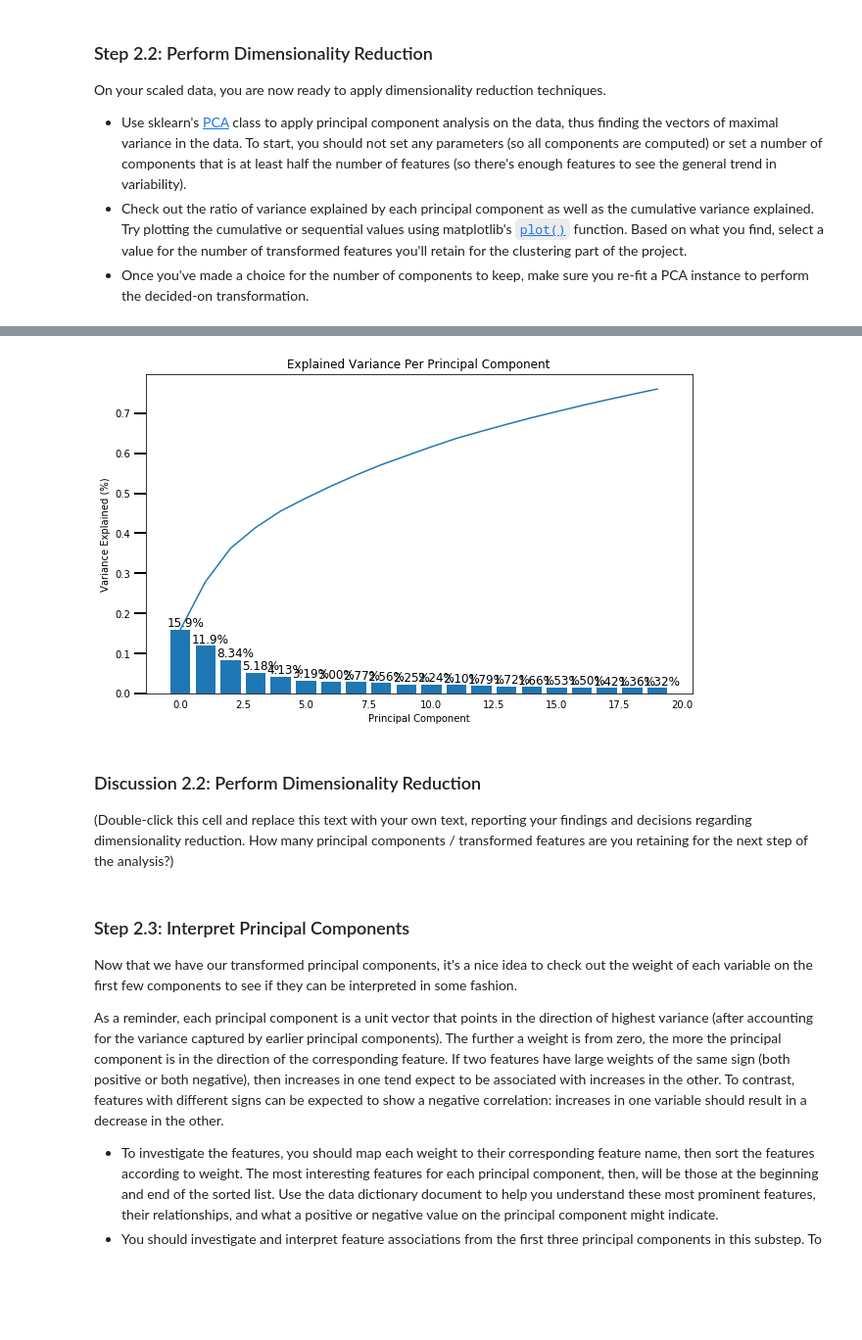
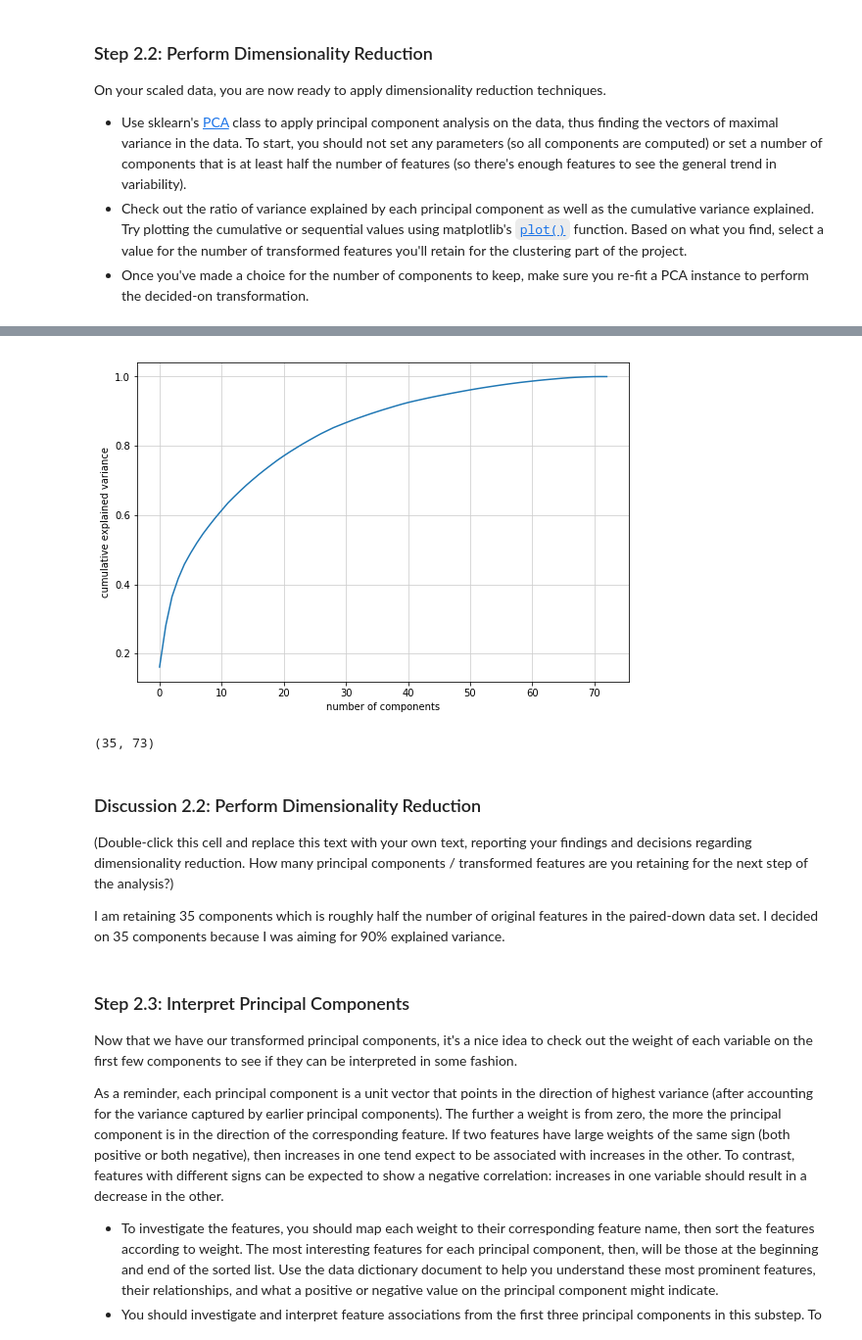
Before and after one commit to noreenwu/customer-segments, a Jupyter notebook: Identify_Customer_Segments.ipynb, the cells around one changed output, grey strips where cells are left out. Shown: that part at 98% size. Drawn from its saved outputs; the diff is of its cells as text; code cells hidden in the pictures; blank space fills up the shorter version.

```diff
--- a/Identify_Customer_Segments.ipynb
+++ b/Identify_Customer_Segments.ipynb
@@ -1540,10 +1536,7 @@ def do_pca(n_components, data):
 # %%
 # Apply PCA to the data.
 
-pca, X_pca = do_pca(20, df_ss)
-# n_components = 20
-# pca = PCA(n_components)
-# X_pca = pca.fit_transform(df)
+pca, X_pca = do_pca(73, df_ss)
 # %%
 pca.explained_variance_ratio_
 # %% [output]
@@ -1554,36 +1560,47 @@ array([ 0.15974542,  0.11945078,  0.0834985 ,  0.05188478,  0.04130085,
+# %%
+def plot_explained_variance(pca):
+    plt.figure(figsize=(9,6))
+    plt.grid(b=True, which='major', color='#cfcfcf', linestyle='-')
+    plt.plot(np.cumsum(pca.explained_variance_ratio_))
+    plt.xlabel('number of components')
+    plt.ylabel('cumulative explained variance')
+    plt.show()
+# %%
+plot_explained_variance(pca)
+# %% [output]
+[figure, added]
 # %%
 # Investigate the variance accounted for by each principal component.
-def scree_plot(pca):
-    '''
-    Creates a scree plot associated with the principal components
+# def scree_plot(pca):
+#     '''
+#     Creates a scree plot associated with the principal components
 
-    INPUT: pca - the result of instantian of PCA in scikit learn
+#     INPUT: pca - the result of instantian of PCA in scikit learn
 
-    OUTPUT:
-            None
-    '''
-    num_components = len(pca.explained_variance_ratio_)
-    ind = np.arange(num_components)
-    vals = pca.explained_variance_ratio_
+#     OUTPUT:
+#             None
+#     '''
+#     num_components = len(pca.explained_variance_ratio_)
+#     ind = np.arange(num_components)
+#     vals = pca.explained_variance_ratio_
 
-    plt.figure(figsize=(10, 6))
-    ax = plt.subplot(111)
-    cumvals = np.cumsum(vals)
-    ax.bar(ind, vals)
-    ax.plot(ind, cumvals)
-    for i in range(num_components):
-        ax.annotate(r"%s%%" % ((str(vals[i]*100)[:4])), (ind[i]+0.2, vals[i]), va="bottom", ha="center", fontsize=12)
+#     plt.figure(figsize=(10, 6))
+#     ax = plt.subplot(111)
+#     cumvals = np.cumsum(vals)
+#     ax.bar(ind, vals)
+#     ax.plot(ind, cumvals)
+#     for i in range(num_components):
+#         ax.annotate(r"%s%%" % ((str(vals[i]*100)[:4])), (ind[i]+0.2, vals[i]), va="bottom", ha="center", fontsize=12)
 
-    ax.xaxis.set_tick_params(width=0)
-    ax.yaxis.set_tick_params(width=2, length=12)
+#     ax.xaxis.set_tick_params(width=0)
+#     ax.yaxis.set_tick_params(width=2, length=12)
 
-    ax.set_xlabel("Principal Component")
-    ax.set_ylabel("Variance Explained (%)")
-    plt.title('Explained Variance Per Principal Component')
+#     ax.set_xlabel("Principal Component")
+#     ax.set_ylabel("Variance Explained (%)")
+#     plt.title('Explained Variance Per Principal Component')
 
 
-scree_plot(pca)
+
+# scree_plot(pca)
-# %% [output]
-[figure, removed]
 # %%
 # Re-apply PCA to the data while selecting for number of components to retain.
@@ -1590,7 +1611,14 @@ scree_plot(pca)
+# %%
+pca.components_.shape
+# %% [output]
+(35, 73)
 # %% [markdown]
 ### Discussion 2.2: Perform Dimensionality Reduction
 
 (Double-click this cell and replace this text with your own text, reporting your findings and decisions regarding dimensionality reduction. How many principal components / transformed features are you retaining for the next step of the analysis?)
+
+I am retaining 35 components which is roughly half the number of original features in the paired-down
+data set. I decided on 35 components because I was aiming for 90% explained variance.
 # %% [markdown]
 ### Step 2.3: Interpret Principal Components
 
```
Also changed, not shown: parts of 14 cells of this notebook, 1 other file.
